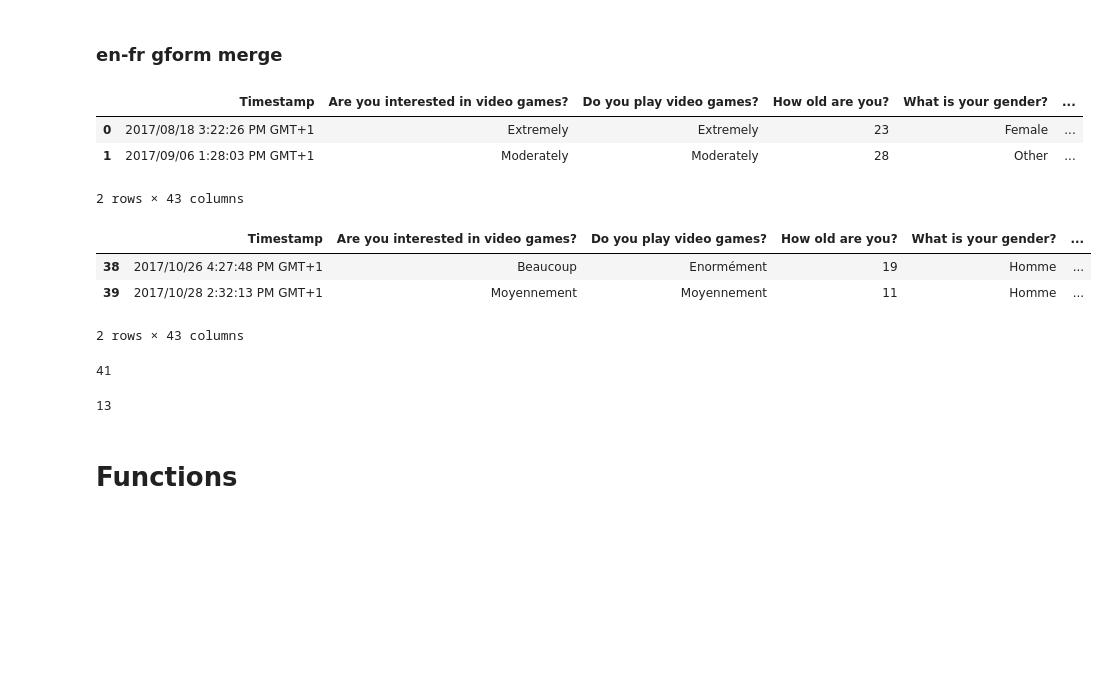
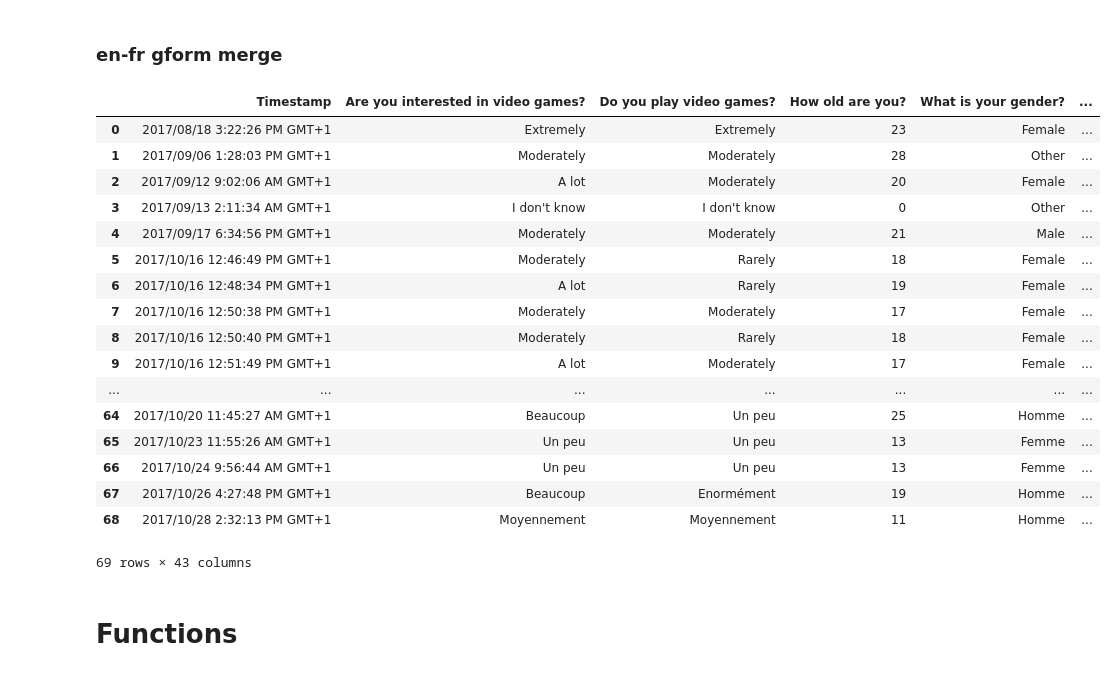
Before and after one commit to CyberCRI/dataanalysis-herocoli-redmetrics, a Jupyter notebook: v1.52/Functions/1. Google form analysis.ipynb, the cells around one changed output. Drawn from its saved outputs; the diff is of its cells as text; code cells hidden in the pictures; blank space fills up the shorter version.

Commit message:
fixed index of en-fr gform merge; fixed getScore

```diff
--- a/v1.52/Functions/1. Google form analysis.ipynb
+++ b/v1.52/Functions/1. Google form analysis.ipynb
@@ -22,35 +22,41 @@ gformFR = pd.read_csv(gformPath + genericFormName + frSuffix + csvSuffix)
 # %%
 gformEN['Language'] = pd.Series('en', index=gformEN.index)
 gformFR['Language'] = pd.Series('fr', index=gformFR.index)
 gformFR.columns = gformEN.columns
 gform = pd.concat([gformEN, gformFR])
+gform.index = range(0, len(gform.index))
+# %% [output]
+|  | Timestamp | Are you interested in video games? | Do you play video games? | How old are you? | What is your gender? | ... |
+| 0 | 2017/08/18 3:22:26 PM GMT+1 | Extremely | Extremely | 23 | Female | ... |
+| 1 | 2017/09/06 1:28:03 PM GMT+1 | Moderately | Moderately | 28 | Other | ... |
+| 2 | 2017/09/12 9:02:06 AM GMT+1 | A lot | Moderately | 20 | Female | ... |
+| 3 | 2017/09/13 2:11:34 AM GMT+1 | I don't know | I don't know | 0 | Other | ... |
+| 4 | 2017/09/17 6:34:56 PM GMT+1 | Moderately | Moderately | 21 | Male | ... |
+| 5 | 2017/10/16 12:46:49 PM GMT+1 | Moderately | Rarely | 18 | Female | ... |
+| 6 | 2017/10/16 12:48:34 PM GMT+1 | A lot | Rarely | 19 | Female | ... |
+| 7 | 2017/10/16 12:50:38 PM GMT+1 | Moderately | Moderately | 17 | Female | ... |
+| 8 | 2017/10/16 12:50:40 PM GMT+1 | Moderately | Rarely | 18 | Female | ... |
+| 9 | 2017/10/16 12:51:49 PM GMT+1 | A lot | Moderately | 17 | Female | ... |
+| ... | ... | ... | ... | ... | ... | ... |
+| 64 | 2017/10/20 11:45:27 AM GMT+1 | Beaucoup | Un peu | 25 | Homme | ... |
+| 65 | 2017/10/23 11:55:26 AM GMT+1 | Un peu | Un peu | 13 | Femme | ... |
+| 66 | 2017/10/24 9:56:44 AM GMT+1 | Un peu | Un peu | 13 | Femme | ... |
+| 67 | 2017/10/26 4:27:48 PM GMT+1 | Beaucoup | Enormément | 19 | Homme | ... |
+| 68 | 2017/10/28 2:32:13 PM GMT+1 | Moyennement | Moyennement | 11 | Homme | ... |
+69 rows × 43 columns
 # %%
 gform.head(2)
-# %% [output]
-|  | Timestamp | Are you interested in video games? | Do you play video games? | How old are you? | What is your gender? | ... |
-| 0 | 2017/08/18 3:22:26 PM GMT+1 | Extremely | Extremely | 23 | Female | ... |
-| 1 | 2017/09/06 1:28:03 PM GMT+1 | Moderately | Moderately | 28 | Other | ... |
-2 rows × 43 columns
 # %%
 gform.tail(2)
-# %% [output]
-|  | Timestamp | Are you interested in video games? | Do you play video games? | How old are you? | What is your gender? | ... |
-| 38 | 2017/10/26 4:27:48 PM GMT+1 | Beaucoup | Enormément | 19 | Homme | ... |
-| 39 | 2017/10/28 2:32:13 PM GMT+1 | Moyennement | Moyennement | 11 | Homme | ... |
-2 rows × 43 columns
 # %%
 #localplayerguidkey = 'Ne pas modifier - identifiant anonyme prérempli'
 localplayerguidkey = 'Do not edit -  pre-filled anonymous ID'
 localplayerguidindex = gform.columns.get_loc(localplayerguidkey)
 localplayerguidindex
-# %% [output]
-41
 # %%
 firstEvaluationQuestionKey = 'In order to modify the abilities of the bacterium, you have to...'
 firstEvaluationQuestionIndex = gform.columns.get_loc(firstEvaluationQuestionKey)
 firstEvaluationQuestionIndex
-# %% [output]
-13
 # %%
 answersColumnNameStem = "answers"
 correctionsColumnNameStem = "corrections"
```
Also changed, not shown: parts of 1 cell of this notebook, 1 other file.
